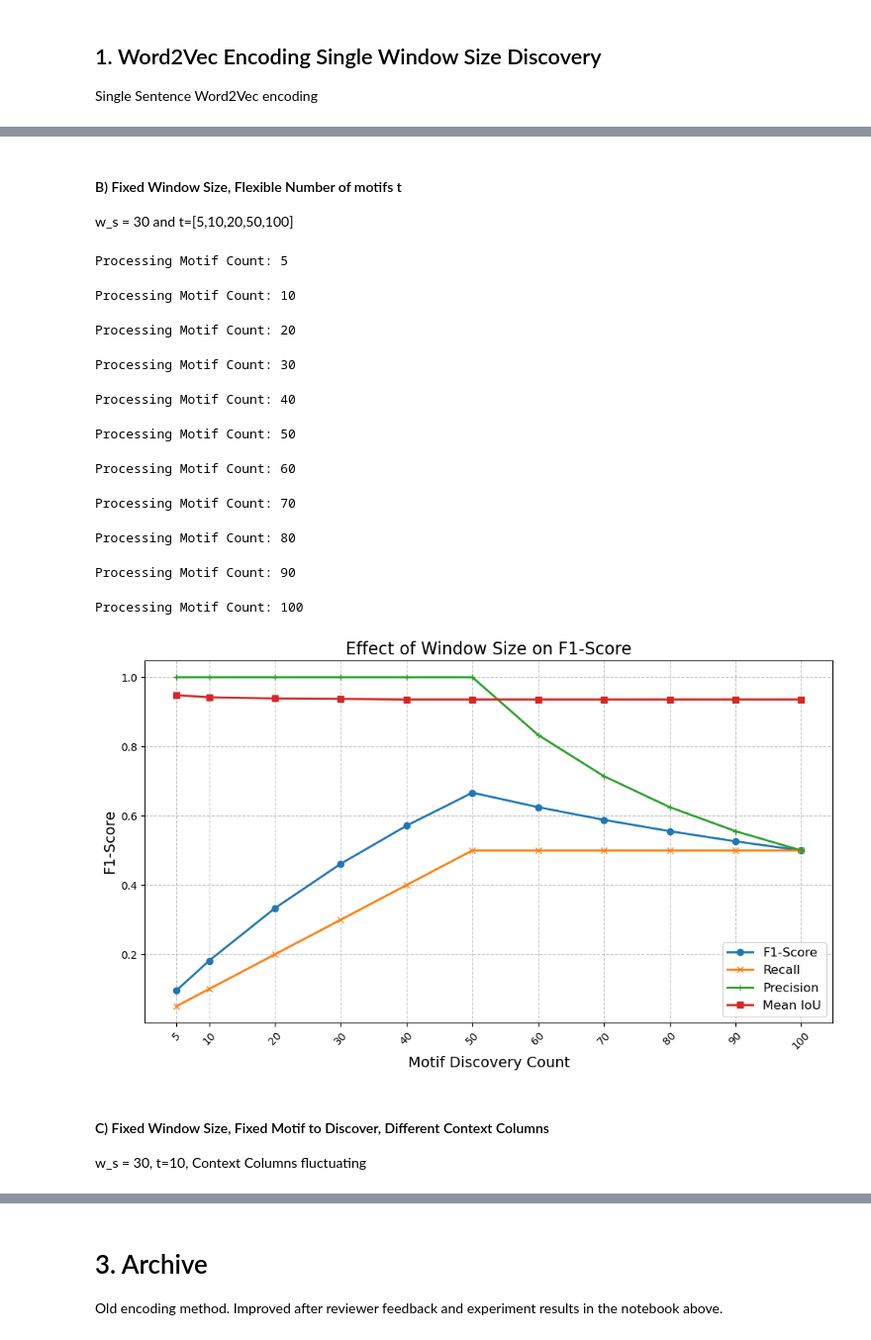
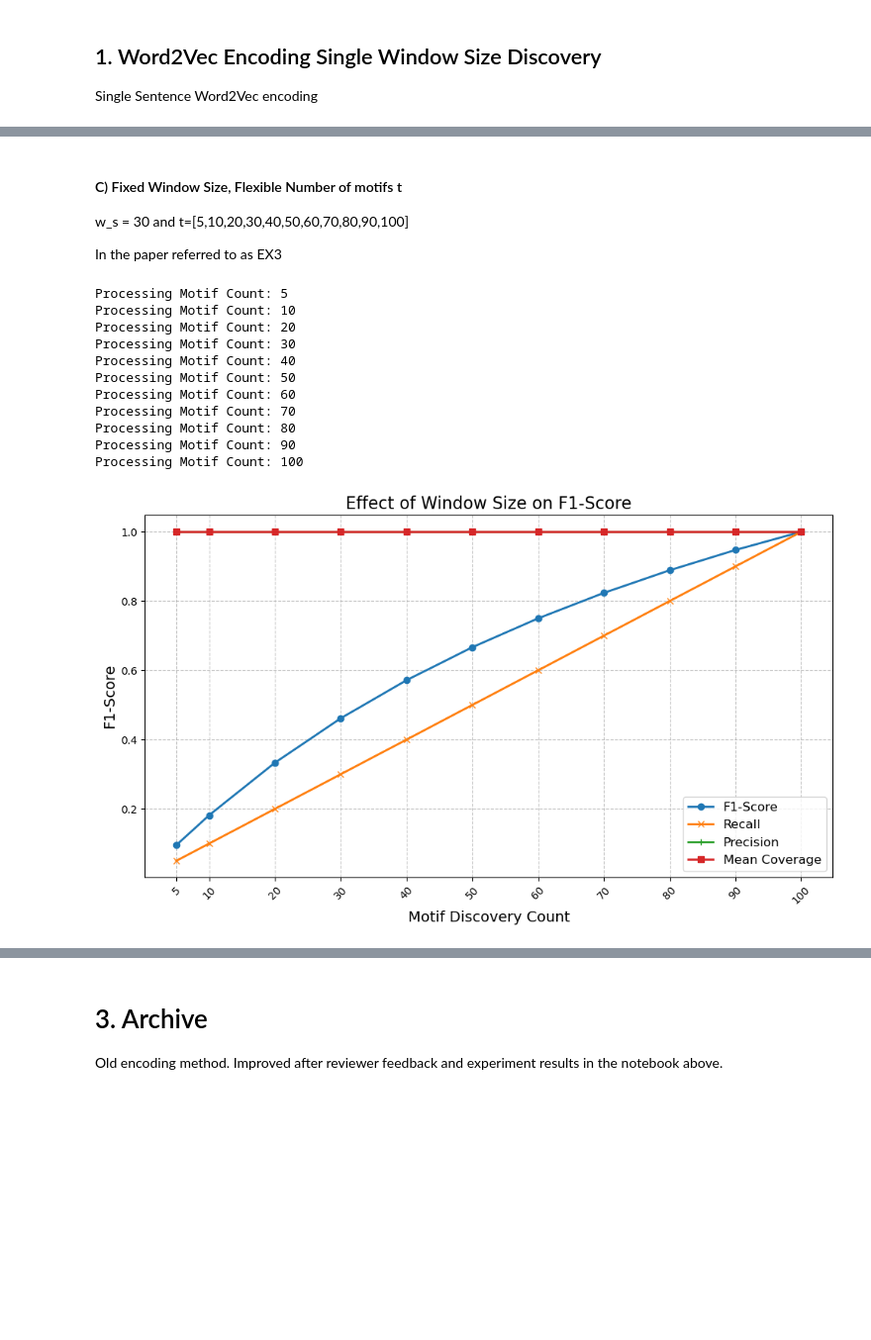
Before and after one commit to thohenadl/TimeSeriesInRPM, a Jupyter notebook: BPM_Tech_Forum.ipynb, the cells around one changed output, grey strips where cells are left out. Shown at 99% size. Drawn from its saved outputs; the diff is of its cells as text; code cells hidden in the pictures; blank space fills up the shorter version.

```diff
--- a/BPM_Tech_Forum.ipynb
+++ b/BPM_Tech_Forum.ipynb
@@ -243,27 +403,33 @@ Processing size: 27
 # %% [markdown]
-#### B) Fixed Window Size, Flexible Number of motifs t
+#### C) Fixed Window Size, Flexible Number of motifs t
 
-w_s = 30 and t=[5,10,20,50,100]
+w_s = 30 and t=[5,10,20,30,40,50,60,70,80,90,100]
+
+In the paper referred to as EX3
 # %%
 # ---- Inputs ----
+# Select the log to discover motifs from
 log_to_discover = srrt_plus_log
 log_to_discover_name = "SRRT_Plus"
 # OR
-# log_to_discover = srrt_parallel_log
-# log_to_discover_name = "SRRT_Parallel"
+#log_to_discover = srrt_parallel_log
+#log_to_discover_name = "SRRT_Parallel"
 
-# ContextColumns = ["targetApp","eventType","url","target.workbookName","target.sheetName","target.id","target.class","target.tagName","target.type","target.name","target.innerText","target.checked","target.href","target.option","target.title","target.innerHTML"]
-ContextColumns = ['eventType', 'targetApp', 'target.tagName', 'target.name']
+ContextColumns = ["targetApp","eventType","url","target.workbookName","target.sheetName","target.id","target.class","target.tagName","target.type","target.name","target.innerText","target.checked","target.href","target.option","target.title","target.innerHTML"]
 
 size = 30
 
+#########################
+# ---- Do not change ----
+#########################
 # ---- Clean log ----
 if "tuple:id" in log_to_discover.columns:
     log_to_discover = log_to_discover.drop(columns=["tuple:id"])
 
 ui_log_encoded_w2v = util.util.encode_word2vec(srrt_plus_log, orderedColumnsList=ContextColumns)
 
-groundTruth = util.util.generate_caseid_list(log_to_discover)
+case_id_list = util.util.generate_caseid_list(srrt_plus_log, column="caseid")
+groundTruth = [first_index for _, first_index, _ in case_id_list]
 groundTruth_set = set(groundTruth)
 ground_truth_sum = len(groundTruth)
 
@@ -281,12 +447,13 @@ for NumberOfMotifsToDiscover in discoverable_motifs:
     if discovered_set or discovery_repeat:
 
         # insert_spots, motif_spots, overlapDF = util.util.compare_sets(groundTruth_set, discovered_set, (size/2))
-        insert_spots, motif_spots, overlapDF = util.util.compare_sets_IoU(groundTruth_set, discovered_set, window_size=size, iou_threshold=0.5)
+        insert_spots, motif_spots, overlapDF = util.util.compute_discovery_coverage(case_id_list, set(motif_indices[0]), size, threshold=0.7)
+        mean_coverage = 0
 
-        if 'IoU' in overlapDF.columns:
-            mean_iou = overlapDF.loc[:, "IoU"].mean()
+        if 'coverage' in overlapDF.columns:
+            mean_coverage = overlapDF.loc[:, "coverage"].mean()
         else:
-            mean_iou = 0
+            mean_coverage = 0
 
         true_positives = len(insert_spots)
         false_positives = NumberOfMotifsToDiscover - true_positives
@@ -303,51 +470,47 @@ for NumberOfMotifsToDiscover in discoverable_motifs:
             'precision': precision,
             'recall': recall,
             'f1_score': f1_score,
-            'mean_iou': mean_iou,
+            'mean_coverage': mean_coverage,
             'discovered_indexes': motif_indices,
             'motif_count': NumberOfMotifsToDiscover
         })
         discovery_repeat = False
     else:
         discovery_repeat = True
 
 
 # ---- Save the results ----
 results_df = pd.DataFrame(results)
 timestamp = datetime.now().strftime("%y%m%d_%H%M")
-results_df.to_csv(f'ExperimentResult/{timestamp}_w2v_iuo_{log_to_discover_name}_NoOfDiscovery-EX2.csv', index=False)
+results_df.to_csv(f'ExperimentResult/NoOfDiscovery-EX3_{log_to_discover_name}_{timestamp}.csv', index=False)
 # print(results_df)
 
 # ---- Plot F1-Score vs Window Size ----
 plt.figure(figsize=(10, 6))
 plt.plot(results_df['motif_count'], results_df['f1_score'], marker='o', linewidth=2, label='F1-Score')
 plt.plot(results_df['motif_count'], results_df['recall'], marker='x', linewidth=2, label='Recall')
 plt.plot(results_df['motif_count'], results_df['precision'], marker='+', linewidth=2, label='Precision')
-plt.plot(results_df['motif_count'], results_df['mean_iou'], marker='s', linewidth=2, label='Mean IoU')
+plt.plot(results_df['motif_count'], results_df['mean_coverage'], marker='s', linewidth=2, label='Mean Coverage')
 
 plt.title('Effect of Window Size on F1-Score', fontsize=16)
 plt.xlabel('Motif Discovery Count', fontsize=14)
 plt.ylabel('F1-Score', fontsize=14)
 plt.xticks(results_df['motif_count'], rotation=45)
 plt.grid(True, linestyle='--', alpha=0.7)
 plt.tight_layout()
 plt.legend(fontsize=12)
 # ---- Save to file ----
-plt.savefig(f"ExperimentResult/{timestamp}_plot_{log_to_discover_name}_NoOfDiscovery-EX2.png", dpi=300, bbox_inches='tight')
+plt.savefig(f"ExperimentResult/NoOfDiscovery-EX3_{log_to_discover_name}_plot_{timestamp}.png", dpi=300, bbox_inches='tight')
 # %% [output]
 Processing Motif Count: 5
+Processing Motif Count: 10
+Processing Motif Count: 20
+Processing Motif Count: 30
+Processing Motif Count: 40
+Processing Motif Count: 50
+Processing Motif Count: 60
+Processing Motif Count: 70
+Processing Motif Count: 80
+Processing Motif Count: 90
+Processing Motif Count: 100
-Processing Motif Count: 10
-Processing Motif Count: 20
-Processing Motif Count: 30
-Processing Motif Count: 40
-Processing Motif Count: 50
-Processing Motif Count: 60
-Processing Motif Count: 70
-Processing Motif Count: 80
-Processing Motif Count: 90
-Processing Motif Count: 100
-[figure, old version]
+[figure, new version]
-# %% [markdown]
-#### C) Fixed Window Size, Fixed Motif to Discover, Different Context Columns
-
-w_s = 30, t=10, Context Columns fluctuating
```
Also changed, not shown: parts of 10 cells of this notebook, 6 other files.
